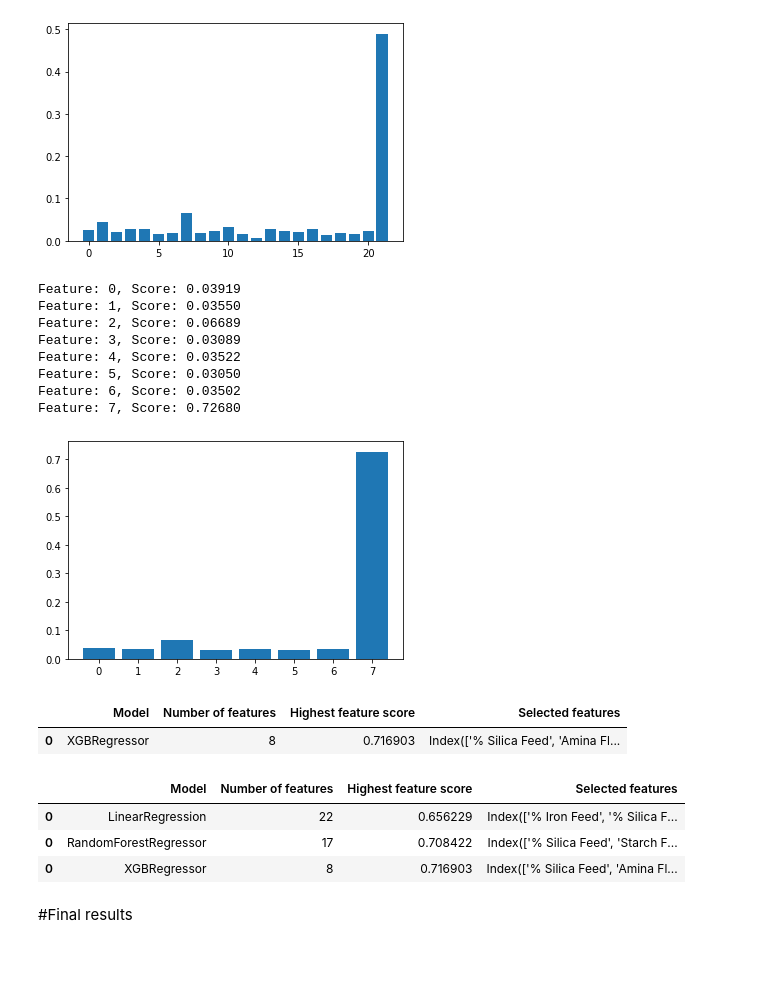
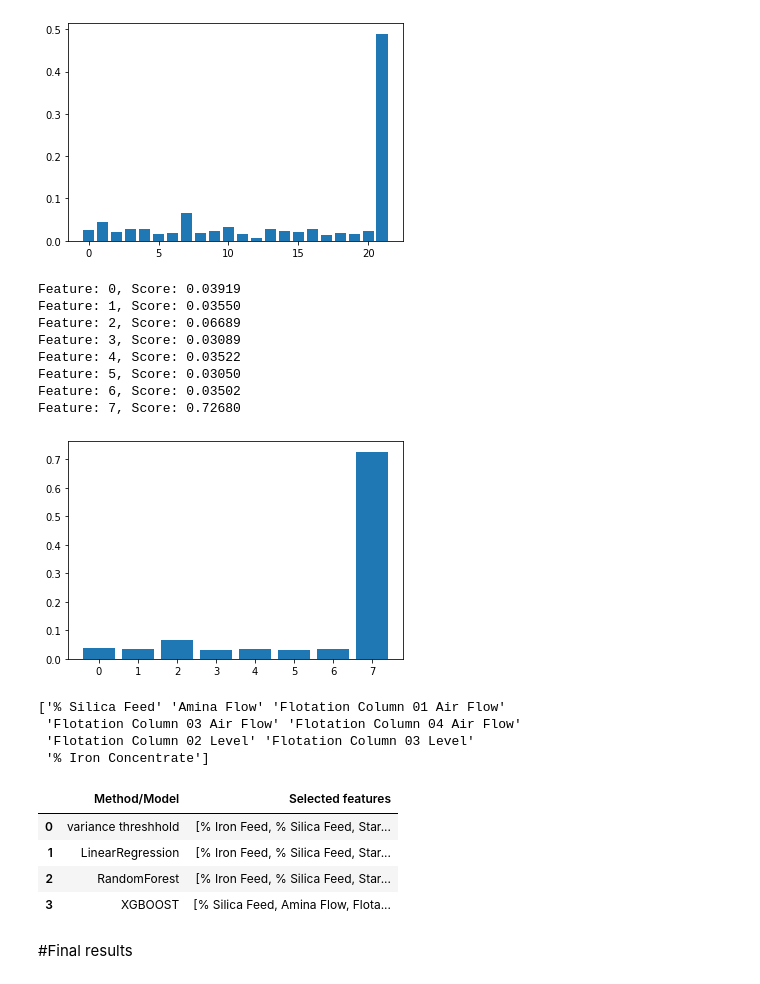
Before and after one commit to Malekkamoua/Quality-prediction-industry-4.0, a Jupyter notebook: 2_Feature_selection.ipynb, the cells around one changed output. Drawn from its saved outputs; the diff is of its cells as text; code cells hidden in the pictures.

```diff
--- a/2_Feature_selection.ipynb
+++ b/2_Feature_selection.ipynb
@@ -51,14 +51,15 @@ df_variance_threshhold.head()
 
 #why threshold = 0.5 ?
 vt = VarianceThreshold(threshold=0.5)
-vt.fit(df_variance_threshhold.sample(1000))
+vt.fit(df_variance_threshhold)
 
 mask = vt.get_support()
-chosen_features = list(df_variance_threshhold.loc[:, mask].columns)
-removed_features = [feature for feature in df_variance_threshhold.columns if feature not in chosen_features]
+variance_threshhold_chosen_features = list(df_variance_threshhold.loc[:, mask].columns)
+removed_features = [feature for feature in df_variance_threshhold.columns if feature not in variance_threshhold_chosen_features]
 
-print('Chosen features: {}'.format(chosen_features))
+print('Chosen features: {}'.format(variance_threshhold_chosen_features))
 print('Removed features: {}'.format(removed_features))
+print(variance_threshhold_chosen_features)
 # %% [output]
 Chosen features: ['% Iron Feed', '% Silica Feed', 'Starch Flow', 'Amina Flow', 'Ore Pulp Flow', 'Flotation Column 01 Air Flow', 'Flotation Column 02 Air Flow', 'Flotation Column 03 Air Flow', 'Flotati ...
 Removed features: ['Ore Pulp pH', 'Ore Pulp Density']
@@ -128,7 +130,7 @@ def feature_ranking_rfe(model):
   features = { 'Model': model.__class__.__name__,
       'Number of features':  nof,
           'Highest feature score': high_score,
-          'Selected features': [selected_features_rfe]}
+          'Selected features': selected_features_rfe.tolist()}
 
   features = pd.DataFrame(features)
   ranking = pd.DataFrame(zip(X.columns, rfe.ranking_), columns=['Feature', 'Ranking']).sort_values('Ranking')
@@ -274,7 +298,7 @@ model = XGBRegressor(objective ='reg:linear',
                      n_jobs=-1)
 
 xgbRegressor_rfe_features, ranking = feature_ranking_rfe(model)
-xgbRegressor_rfe_features
+print(xgbRegressor_rfe_features['Selected features'].values)
 # %% [output]
 Feature: 0, Score: 0.03919
 Feature: 1, Score: 0.03550
@@ -285,18 +309,32 @@ Feature: 5, Score: 0.03050
 Feature: 6, Score: 0.03502
 Feature: 7, Score: 0.72680
 [figure]
-|  | Model | Number of features | Highest feature score | Selected features |
-| 0 | XGBRegressor | 8 | 0.716903 | Index(['% Silica Feed', 'Amina Fl... |
+['% Silica Feed' 'Amina Flow' 'Flotation Column 01 Air Flow'
+ 'Flotation Column 03 Air Flow' 'Flotation Column 04 Air Flow'
+ 'Flotation Column 02 Level' 'Flotation Column 03 Level'
+ '% Iron Concentrate']
 # %%
-feature_analysis = pd.concat([linearRegression_rfe_features, randomForestRegressor_rfe_features, xgbRegressor_rfe_features], axis=0)
+data = {'Method/Model':  ['variance threshhold',
+                          'LinearRegression',
+                          'RandomForest',
+                          'XGBOOST'],
+        'Selected features': [variance_threshhold_chosen_features,
+                              linearRegression_rfe_features['Selected features'].values,
+                              randomForestRegressor_rfe_features['Selected features'].values,
+                              xgbRegressor_rfe_features['Selected features'].values]
+        }
+
+feature_analysis = pd.DataFrame(data)
+
 feature_analysis.to_csv( "/content/gdrive/MyDrive/Datascience/PFE/datasets/selected_features.csv", index=False, encoding='utf-8')
 
 feature_analysis
 # %% [output]
-|  | Model | Number of features | Highest feature score | Selected features |
-| 0 | LinearRegression | 22 | 0.656229 | Index(['% Iron Feed', '% Silica F... |
-| 0 | RandomForestRegressor | 17 | 0.708422 | Index(['% Silica Feed', 'Starch F... |
-| 0 | XGBRegressor | 8 | 0.716903 | Index(['% Silica Feed', 'Amina Fl... |
+|  | Method/Model | Selected features |
+| 0 | variance threshhold | [% Iron Feed, % Silica Feed, Star... |
+| 1 | LinearRegression | [% Iron Feed, % Silica Feed, Star... |
+| 2 | RandomForest | [% Iron Feed, % Silica Feed, Star... |
+| 3 | XGBOOST | [% Silica Feed, Amina Flow, Flota... |
 # %% [markdown]
 #Final results
 # %%
```
Also changed, not shown: parts of 10 cells of this notebook.
